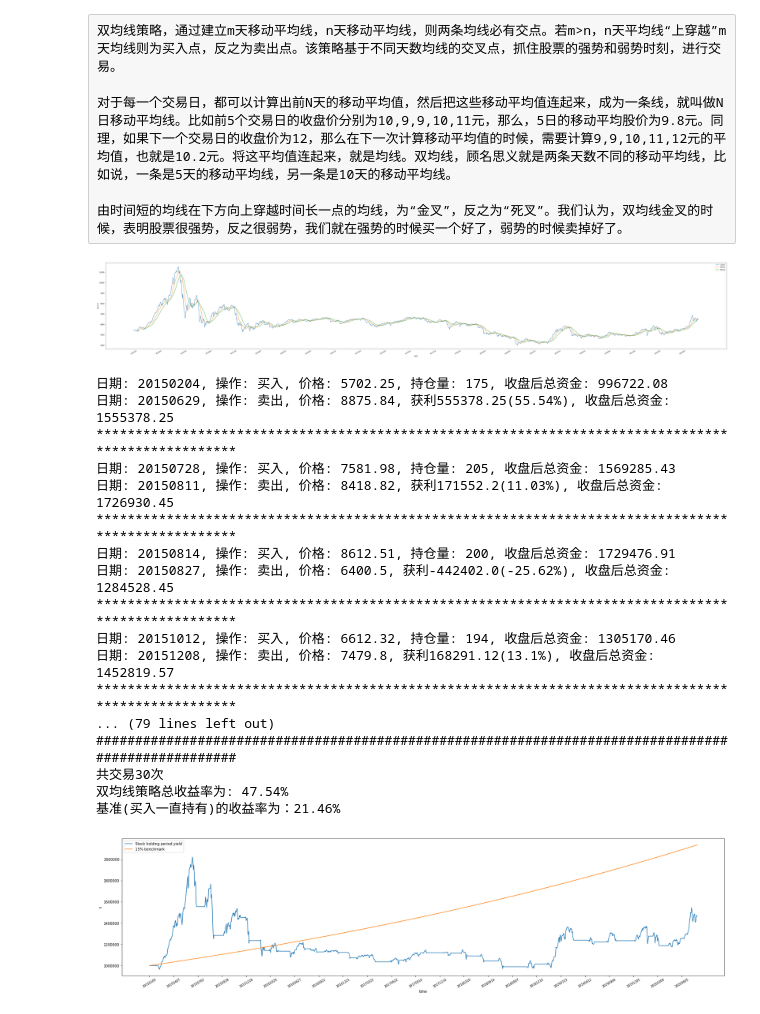
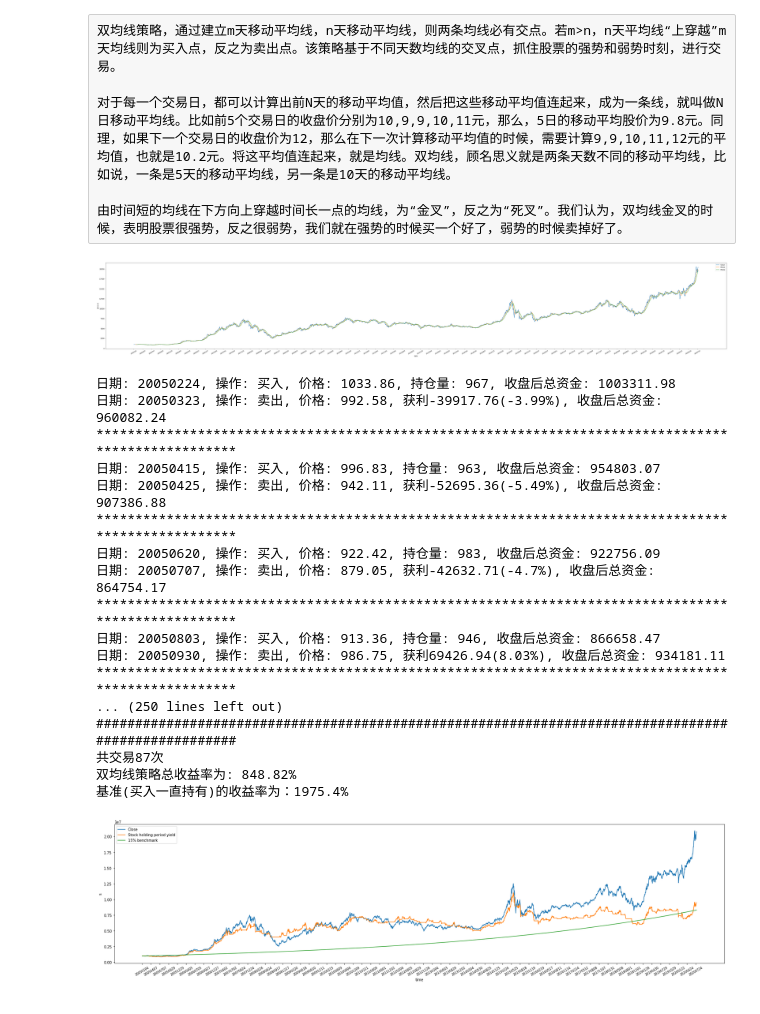
Before and after one commit to bmpi-dev/invest-alchemy, a Jupyter notebook: double-ma-strategy.ipynb, the cells around one changed output. Cells and saved outputs as stored; diff of their text form; code cells hidden in the pictures.

```diff
--- a/double-ma-strategy.ipynb
+++ b/double-ma-strategy.ipynb
@@ -14,9 +14,9 @@ import os
 # %%
 pro = ts.pro_api(os.environ['TUSHARE_API_TOKEN'])
 # %%
-start = '20150101'                 # 回测起始时间
+start = '20040101'                 # 回测起始时间
 end = '20200801'                   # 回测结束时间
-code = '000905.SH'                 # 中证500
+code = '000990.SH'                 # 回测标的代码
 
 short_term = 11
 long_term = 22
@@ -42,7 +42,7 @@ ax.set_ylabel('price=$')
 plt.xticks(rotation=30,fontsize='small')
 plt.show()
 # %% [output]
-[figure, old version]
+[figure, new version]
 # %%
 s = np.zeros(len(close_price))
 
@@ -107,23 +107,23 @@ print("共交易" + str(trade_count) + "次")
 print("双均线策略总收益率为: " + str(round((s[-1] - s[0]) / s[0] * 100, 2)) + '%')
 print("基准(买入一直持有)的收益率为：" + str(round((close_price[-1] - close_price[0]) / close_price[0] * 100, 2)) + '%')
 # %% [output]
-日期: 20150204, 操作: 买入, 价格: 5702.25, 持仓量: 175, 收盘后总资金: 996722.08
-日期: 20150629, 操作: 卖出, 价格: 8875.84, 获利555378.25(55.54%), 收盘后总资金: 1555378.25
+日期: 20050224, 操作: 买入, 价格: 1033.86, 持仓量: 967, 收盘后总资金: 1003311.98
+日期: 20050323, 操作: 卖出, 价格: 992.58, 获利-39917.76(-3.99%), 收盘后总资金: 960082.24
 ***************************************************************************************************
-日期: 20150728, 操作: 买入, 价格: 7581.98, 持仓量: 205, 收盘后总资金: 1569285.43
-日期: 20150811, 操作: 卖出, 价格: 8418.82, 获利171552.2(11.03%), 收盘后总资金: 1726930.45
+日期: 20050415, 操作: 买入, 价格: 996.83, 持仓量: 963, 收盘后总资金: 954803.07
+日期: 20050425, 操作: 卖出, 价格: 942.11, 获利-52695.36(-5.49%), 收盘后总资金: 907386.88
 ***************************************************************************************************
-日期: 20150814, 操作: 买入, 价格: 8612.51, 持仓量: 200, 收盘后总资金: 1729476.91
-日期: 20150827, 操作: 卖出, 价格: 6400.5, 获利-442402.0(-25.62%), 收盘后总资金: 1284528.45
+日期: 20050620, 操作: 买入, 价格: 922.42, 持仓量: 983, 收盘后总资金: 922756.09
+日期: 20050707, 操作: 卖出, 价格: 879.05, 获利-42632.71(-4.7%), 收盘后总资金: 864754.17
 ***************************************************************************************************
-日期: 20151012, 操作: 买入, 价格: 6612.32, 持仓量: 194, 收盘后总资金: 1305170.46
-日期: 20151208, 操作: 卖出, 价格: 7479.8, 获利168291.12(13.1%), 收盘后总资金: 1452819.57
+日期: 20050803, 操作: 买入, 价格: 913.36, 持仓量: 946, 收盘后总资金: 866658.47
+日期: 20050930, 操作: 卖出, 价格: 986.75, 获利69426.94(8.03%), 收盘后总资金: 934181.11
 ***************************************************************************************************
-... (79 lines left out)
+... (250 lines left out)
 ###################################################################################################
-共交易30次
-双均线策略总收益率为: 47.54%
-基准(买入一直持有)的收益率为：21.46%
+共交易87次
+双均线策略总收益率为: 848.82%
+基准(买入一直持有)的收益率为：1975.4%
 # %%
 base_15 = np.zeros(len(close_price))
 
@@ -135,13 +135,15 @@ for i in range(len(close_price)):
 # %%
 fig=plt.figure(figsize=(30,7))
 ax=fig.add_subplot(111)
+k = s[0] / close_price[0]
+ax.plot(time, close_price * k, label='Close')
 ax.plot(time,s,label='Stock holding period yield')
 ax.plot(time,base_15,label='15% benchmark')
 ax.legend(loc='best')
 ax.set_xlabel('time')
 ax.set_ylabel('s')
 ax.set_xticks(L)
 plt.xticks(rotation=30,fontsize='small')
 plt.show()
 # %% [output]
-[figure, old version]
+[figure, new version]
```
Also changed, not shown: parts of 2 cells of this notebook.
